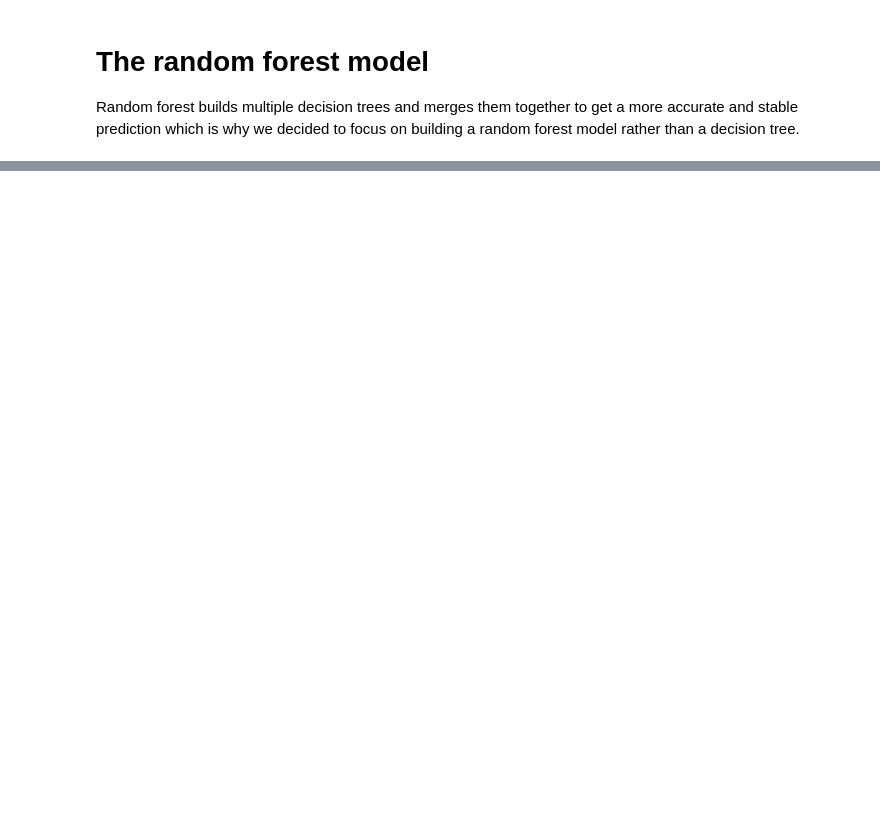
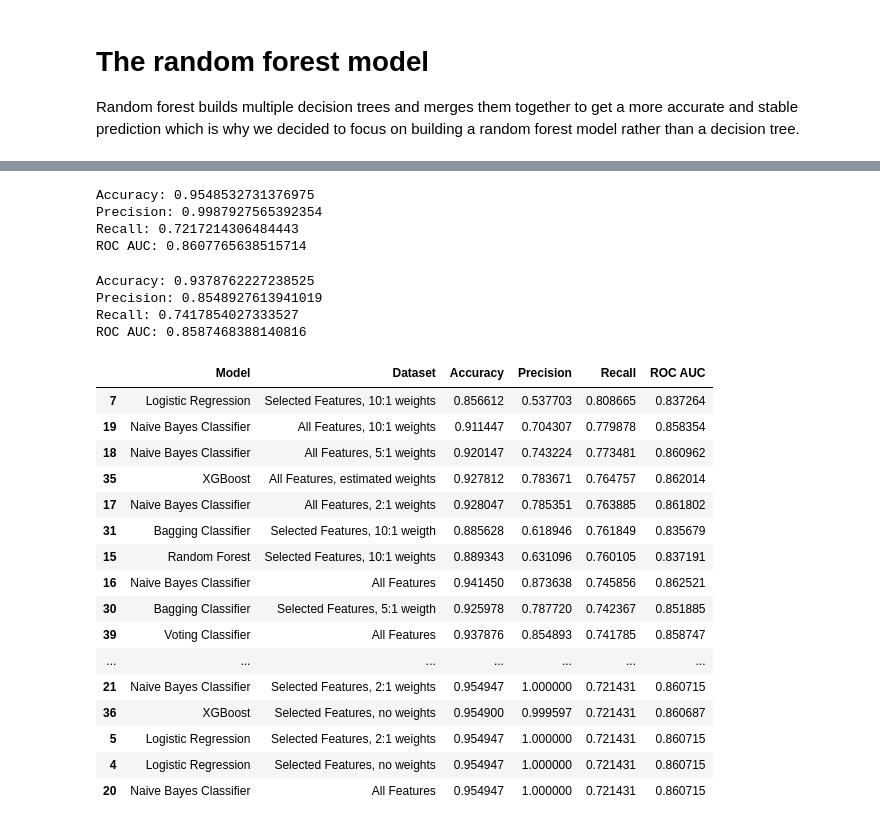
Before and after one commit to juliast224/heart-disease-prediction, a Jupyter notebook: Heart_disease_prediction.ipynb, the cells around one changed output, grey strips where cells are left out. Saved outputs shown, nothing was run; the diff lists cells and outputs as text; code cells hidden in the pictures; blank space fills up the shorter version.

```diff
--- a/Heart_disease_prediction.ipynb
+++ b/Heart_disease_prediction.ipynb
@@ -1439,0 +1609,50 @@ scoring_df
+# %%
+# Voting Classifier with all features
+voting_clf = VotingClassifier(
+    estimators=[('lr', logreg), ('rf', rf_clf), ('gnb', gnb_clf), ('bag', bag_clf), ('gbm', gbm_clf), ('xgbc', xgbc_clf)],
+    voting='hard')
+
+voting_clf.fit(X_train_all, y_train_all)
+y_pred_all = voting_clf.predict(X_test_all)
+
+scoring("Voting Classifier", "All Features", y_test_all, y_pred_all)
+# %% [output]
+Accuracy: 0.9548532731376975
+Precision: 0.9987927565392354
+Recall: 0.7217214306484443
+ROC AUC: 0.8607765638515714
+# %%
+# Voting Classifier with selected features
+voting_clf = VotingClassifier(
+    estimators=[('lr', logreg_sel), ('rf', rf_clf_sel), ('gnb', gnb_clf_sel), ('bag', bag_clf_sel), ('gbm', gbm_clf_sel),
+                ('xgbc', xgbc_clf_sel)], voting='hard')
+
+voting_clf.fit(X_train_sel, y_train_sel)
+y_pred_all = voting_clf.predict(X_test_sel)
+
+scoring("Voting Classifier", "Selected Features", y_test_sel, y_pred_sel)
+# %% [output]
+Accuracy: 0.9378762227238525
+Precision: 0.8548927613941019
+Recall: 0.7417854027333527
+ROC AUC: 0.8587468388140816
+# %%
+display(scoring_df.sort_values(["Recall"], ascending = False))
+# %% [output]
+|  | Model | Dataset | Accuracy | Precision | Recall | ROC AUC |
+| 7 | Logistic Regression | Selected Features, 10:1 weights | 0.856612 | 0.537703 | 0.808665 | 0.837264 |
+| 19 | Naive Bayes Classifier | All Features, 10:1 weights | 0.911447 | 0.704307 | 0.779878 | 0.858354 |
+| 18 | Naive Bayes Classifier | All Features, 5:1 weights | 0.920147 | 0.743224 | 0.773481 | 0.860962 |
+| 35 | XGBoost | All Features, estimated weights | 0.927812 | 0.783671 | 0.764757 | 0.862014 |
+| 17 | Naive Bayes Classifier | All Features, 2:1 weights | 0.928047 | 0.785351 | 0.763885 | 0.861802 |
+| 31 | Bagging Classifier | Selected Features, 10:1 weigth | 0.885628 | 0.618946 | 0.761849 | 0.835679 |
+| 15 | Random Forest | Selected Features, 10:1 weights | 0.889343 | 0.631096 | 0.760105 | 0.837191 |
+| 16 | Naive Bayes Classifier | All Features | 0.941450 | 0.873638 | 0.745856 | 0.862521 |
+| 30 | Bagging Classifier | Selected Features, 5:1 weigth | 0.925978 | 0.787720 | 0.742367 | 0.851885 |
+| 39 | Voting Classifier | All Features | 0.937876 | 0.854893 | 0.741785 | 0.858747 |
+| ... | ... | ... | ... | ... | ... | ... |
+| 21 | Naive Bayes Classifier | Selected Features, 2:1 weights | 0.954947 | 1.000000 | 0.721431 | 0.860715 |
+| 36 | XGBoost | Selected Features, no weights | 0.954900 | 0.999597 | 0.721431 | 0.860687 |
+| 5 | Logistic Regression | Selected Features, 2:1 weights | 0.954947 | 1.000000 | 0.721431 | 0.860715 |
+| 4 | Logistic Regression | Selected Features, no weights | 0.954947 | 1.000000 | 0.721431 | 0.860715 |
+| 20 | Naive Bayes Classifier | All Features | 0.954947 | 1.000000 | 0.721431 | 0.860715 |
```
Also changed, not shown: parts of 90 cells of this notebook.
